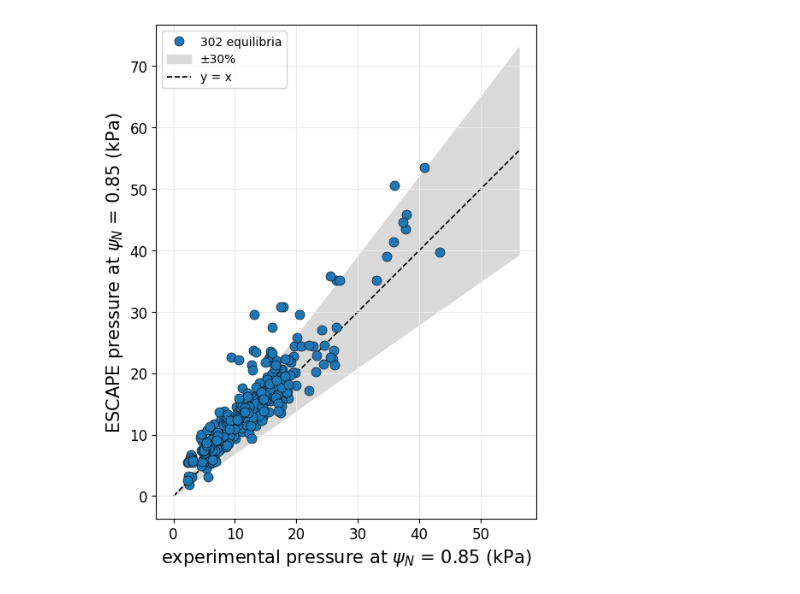
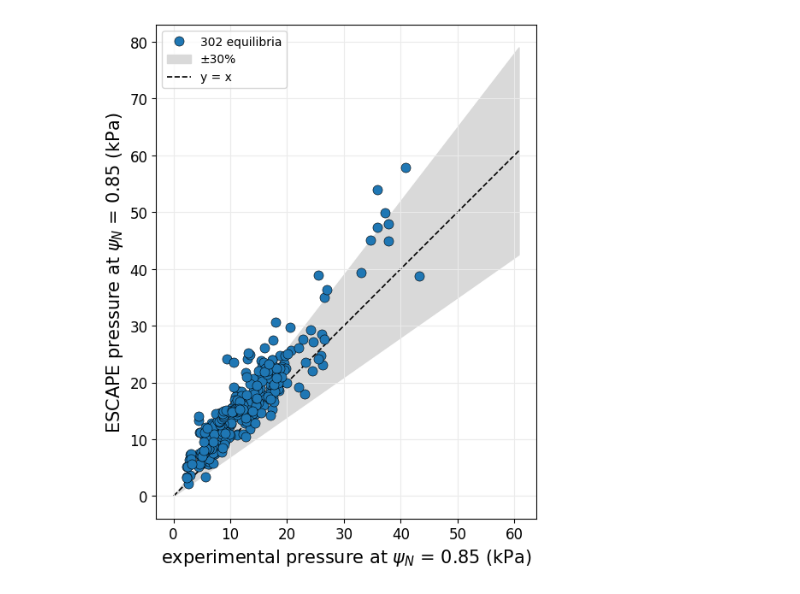
Before and after one commit to jlabbate15/ESCAPE, a Jupyter notebook: examples/device_prediction/DIII-D/plot_scan_SCfp_ESCAPE_profiles.ipynb, the cells around one changed output. Cells and saved outputs as stored; diff of their text form; code cells hidden in the pictures.

Commit message:
ESCAPE working, test completed for firedrake 3D

```diff
--- a/examples/device_prediction/DIII-D/plot_scan_SCfp_ESCAPE_profiles.ipynb
+++ b/examples/device_prediction/DIII-D/plot_scan_SCfp_ESCAPE_profiles.ipynb
@@ -170,10 +175,10 @@ iters = iters_by_equil[ITER_EQUIL]
 # --- ESCAPE loop convergence tolerance vs iteration, one line per equilibrium ---
 # Stand-alone: needs nothing from the cells above.
 # `loop_tol` is the normalized change in pedestal height + width between this
-# iteration and the previous one (see profiles_loop_solve_epednn_neped_scan.py);
-# the loop stops once abs(loop_tol) < eped_tol_max. It is stored on every dump
+# iteration and the previous one (see src/ESCAPE/ESCAPE_solve.py);
+# the loop stops once abs(loop_tol) < ESCAPE_tol_max. It is stored on every dump
 # from iteration 1 onward (iteration 0 has nothing prior to compare against).
-# Reads TOL_SCAN_DIR/{EQUIL}/{TOL_RUN}/{EQUIL}/ne_and_Te_iter_*.npy for every
+# Reads TOL_SCAN_DIR/{EQUIL}/{TOL_RUN}/ne_and_Te_iter_*.npy for every
 # <shot>.<time> equilibrium directory under TOL_SCAN_DIR, one line per equilibrium.
 # Log-scale y-axis since loop_tol spans several orders of magnitude.
 
@@ -185,7 +190,7 @@ import matplotlib.pyplot as plt
 import numpy as np
 
 # ------------------------------------------------------------------ user input
-TOL_SCAN_DIR = Path('DIIIDSnyder_ESCAPE_noKBM_ETG05_pwfix_large')
+TOL_SCAN_DIR = Path('DIIIDSnyder_ESCAPE_test')
 TOL_RUN = 'neouter0_fp0'   # free-parameter combo directory within each equilibrium
 TOL_CMAP = 'turbo'         # equilibria are colour-graded along this map
 # -----------------------------------------------------------------------------
@@ -193,7 +198,7 @@ TOL_CMAP = 'turbo'         # equilibria are colour-graded along this map
 
 def load_loop_tols(scan_dir, equil, run):
     """(iteration, loop_tol) for every ne_and_Te_iter_*.npy dump that stores loop_tol."""
-    run_dir = Path(scan_dir) / equil / run / equil
+    run_dir = Path(scan_dir) / equil / run
     tols = []
     for fp in run_dir.glob('ne_and_Te_iter_*.npy'):
         m = re.match(r'ne_and_Te_iter_(\d+)\.npy$', fp.name)
@@ -245,15 +244,20 @@ plt.show()
 # agreement:
 #   x  experimental  out_dict['profiles']        p = 2*ne*Te ('ne' [m^-3] on 'psi_N_ne',
 #                                                'Te' [keV] on 'psi_N_Te')
-#   y  ESCAPE        out_dict['profiles_solved'] p = 2*ne*Te ('y' [m^-3] on 'psi_N_ne',
-#                                                'T_e' [eV] on 'psi_N')
+#   y  ESCAPE        out_dict['state']           p = 2*ne*Te ('n_e' [m^-3] on 'psi_ne_eval',
+#                                                'T_e' [keV] on 'psi_Te_eval', the T_e
+#                                                built from the final EPEDNN pedestal)
 # The p = 2*ne*Te closure (Ti = Te, ni = ne) is calc_pressure_profile's for these IDA
-# files, which carry no main-ion channels. psi_N = 0.85 is the solver's inner boundary
-# psi_N_inner, so PSI_EXP < 0.85 has no solved profile to read and those runs are
-# reported as "outside the solved domain" and dropped.
+# files, which carry no main-ion channels. The solved n_e only covers psi_N >=
+# state['psi_N_inner_boundary'] (0.85; inside it the stored n_e is the core profile
+# shifted onto the pedestal top), so a PSI_EXP inside that boundary has no solved profile
+# to read and those runs are reported as "outside the solved domain" and dropped.
+# out_dict['state'] holds juliacall values (the EPEDNN model) and solver objects that only
+# unpickle inside a matching Julia/ESCAPE session; load_out_dict stubs those out.
 # PARAM_KEY = None auto-detects which free parameter the scan varies; a scan that holds
 # all of them fixed (as DIIIDSnyder_ESCAPE_nofpscan does) is drawn as a single series.
 
+import pickle
 import re
 from pathlib import Path
 
@@ -262,7 +266,7 @@ import matplotlib.pyplot as plt
 import numpy as np
 
 # ------------------------------------------------------------------ user input
-SCAN_DIR = Path('DIIIDSnyder_ESCAPE_noKBM_ETG05_pwfix')
+SCAN_DIR = Path('DIIIDSnyder_ESCAPE_test')
 PSI_EXP = 0.85            # psi_N at which BOTH pressures are read
 PARAM_KEY = None          # free parameter on the colour axis; None = auto-detect
 AGREE_BAND = 0.30         # +/- fractional band shaded around the y = x agreement line
@@ -278,6 +282,40 @@ PARAM_LABELS = {
     'nFC_x0':       r'$n_{\mathrm{FC}}(0)$',
     'ncx_x0_ratio': r'$n_{\mathrm{CX}}(0)/n_{\mathrm{FC}}(0)$',
 }
+
+
+class _Unreadable:
+    """Placeholder for a pickled object that can't be rebuilt outside the solver session."""
+    def __init__(self, *args, **kwargs):
+        pass
+
+    def __setstate__(self, state):
+        pass
+
+
+class _JuliaStub:
+    """Stands in for juliacall.AnyValue: every `getattr(AnyValue, <deserializer>)(bytes)`
+    the pickle stream makes returns an _Unreadable instead of starting Julia."""
+    def __getattr__(self, name):
+        return lambda *args, **kwargs: _Unreadable()
+
+
+class _OutDictUnpickler(pickle.Unpickler):
+    def find_class(self, module, name):
+        if module.split('.')[0] == 'juliacall':
+            return _JuliaStub()
+        try:
+            return super().find_class(module, name)
+        except (ImportError, AttributeError):
+            return _Unreadable
+
+
+def load_out_dict(fp):
+    """out_dict.npy as a dict, with Julia / solver objects in 'state' stubbed out."""
+    with open(fp, 'rb') as f:
+        version = np.lib.format.read_magic(f)
+        np.lib.format._read_array_header(f, version)
+        return _OutDictUnpickler(f).load().item()
 
 
 def experimental_p_at(profiles, psi_N):
@@ -301,17 +339,18 @@ def experimental_p_at(profiles, psi_N):
     return float(np.interp(psi_N, psi[order], p[order]))
 
 
-def escape_p_at(sol, psi_N):
+def escape_p_at(state, psi_N):
     """Solved-profile ESCAPE thermal pressure [Pa] at psi_N, same p = 2*ne*Te closure.
 
-    NaN if psi_N is outside the solved n_e domain, which starts at psi_N_inner = 0.85.
+    NaN if psi_N is outside the solved n_e domain, which starts at
+    state['psi_N_inner_boundary'] = 0.85.
     """
-    psi_ne = np.asarray(sol['psi_N_ne'], dtype=float)
-    ne = np.asarray(sol['y'], dtype=float)                    # m^-3
-    psi_Te = np.asarray(sol['psi_N'], dtype=float)
-    Te_eV = np.asarray(sol['T_e'], dtype=float)               # eV
+    psi_ne = np.asarray(state['psi_ne_eval'], dtype=float)
+    ne = np.asarray(state['n_e'], dtype=float)                # m^-3
+    psi_Te = np.asarray(state['psi_Te_eval'], dtype=float)
+    Te_eV = np.asarray(state['T_e'], dtype=float) * 1e3       # keV -> eV
 
-    if psi_N < psi_ne.min() or psi_N > psi_ne.max():
+    if psi_N < state['psi_N_inner_boundary'] or psi_N > psi_ne.max():
         return np.nan
 
     order = np.argsort(psi_Te)
@@ -336,8 +375,8 @@ def load_full_scan(scan_dir, psi_exp=PSI_EXP):
             if not out_fp.exists():
                 (failed if (run_dir / 'failed.npy').exists() else pending).append(name)
                 continue
-            d = np.load(out_fp, allow_pickle=True).item()
-            p_escape = escape_p_at(d['profiles_solved'], psi_exp)
+            d = load_out_dict(out_fp)
+            p_escape = escape_p_at(d['state'], psi_exp)
             if not np.isfinite(p_escape):
                 outside.append(name)
                 continue
@@ -347,7 +386,7 @@ def load_full_scan(scan_dir, psi_exp=PSI_EXP):
                 'free_params': {k: float(v) for k, v in d['free_params'].items()},
                 'p_escape':    p_escape / 1e3,                          # Pa -> kPa
                 'p_exp':       experimental_p_at(d['profiles'], psi_exp) / 1e3,
-                'ped_h_eped':  float(d['ESCAPE_ped_h']) * 1e3,          # MPa -> kPa
+                'ped_h_eped':  float(d['ESCAPE_ped_h']) / 1e3,          # Pa -> kPa
                 'ped_wid':     float(d['ESCAPE_ped_wid']),
             })
     return runs, failed, pending, outside
@@ -422,4 +461,4 @@ plt.show()
-[figure, old version]
+[figure, new version]
 # %%
 # --- Full scan over all equilibria: ESCAPE vs experimental n_e and T_e at psi_N = PSI_NT ---
 # Same runs, same reader layout and same psi_N as the pressure cell above, but the two
```
Also changed, not shown: parts of 6 cells of this notebook, 1 other file.
